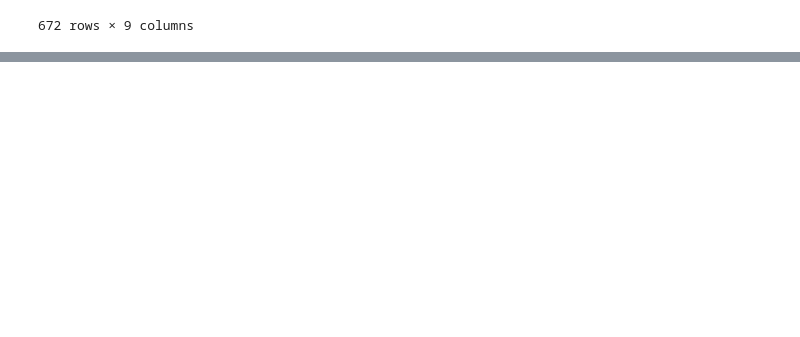
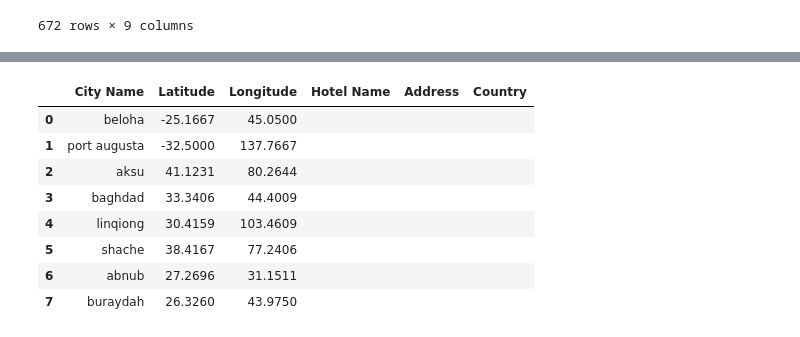
Before and after one commit to yukamara/python-api-challenge, a Jupyter notebook: VacationPy/VacationPy.ipynb, the cells around one changed output, grey strips where cells are left out. Saved outputs shown, nothing was run; the diff lists cells and outputs as text; code cells hidden in the pictures; blank space fills up the shorter version.

```diff
--- a/VacationPy/VacationPy.ipynb
+++ b/VacationPy/VacationPy.ipynb
@@ -70,0 +92,19 @@ vacation_ideal
+# %%
+# Prepare a table for perfoming the hotel search
+vacation_hotel = vacation_ideal.drop(columns=['Temperature (F)', 'Humidity (%)', 'Cloudiness (%)', 'Wind Speed (mph)'])
+
+vacation_hotel['Hotel Name'] = ""
+vacation_hotel['Address'] = ""
+vacation_hotel['Country'] = ""
+
+vacation_hotel
+# %% [output]
+|  | City Name | Latitude | Longitude | Hotel Name | Address | Country |
+| 0 | beloha | -25.1667 | 45.0500 |  |  |  |
+| 1 | port augusta | -32.5000 | 137.7667 |  |  |  |
+| 2 | aksu | 41.1231 | 80.2644 |  |  |  |
+| 3 | baghdad | 33.3406 | 44.4009 |  |  |  |
+| 4 | linqiong | 30.4159 | 103.4609 |  |  |  |
+| 5 | shache | 38.4167 | 77.2406 |  |  |  |
+| 6 | abnub | 27.2696 | 31.1511 |  |  |  |
+| 7 | buraydah | 26.3260 | 43.9750 |  |  |  |
```
Also changed, not shown: parts of 6 cells of this notebook, 2 other files.
